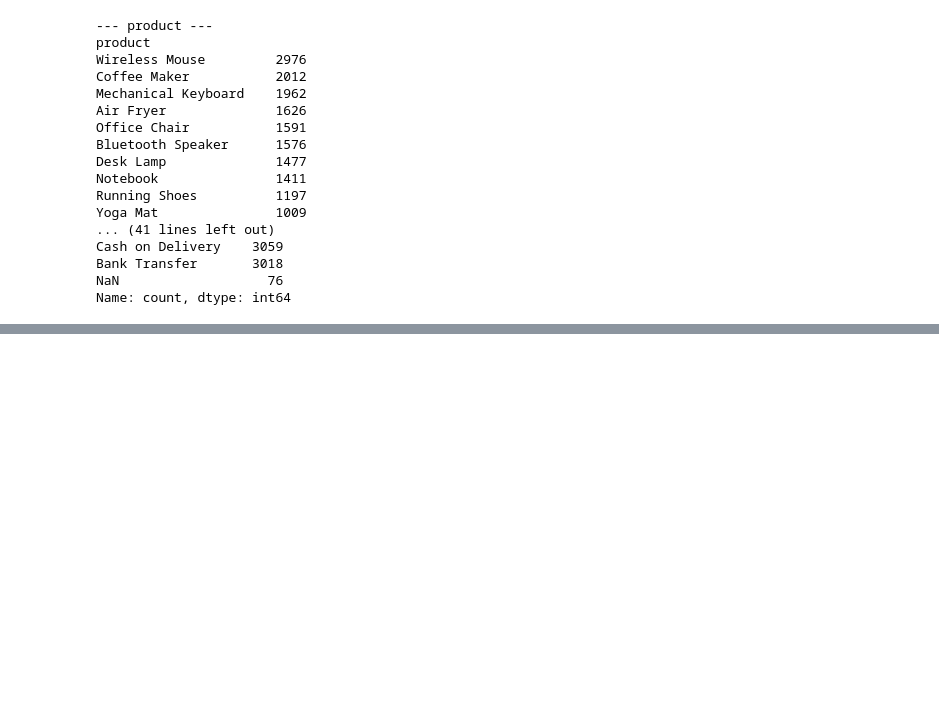
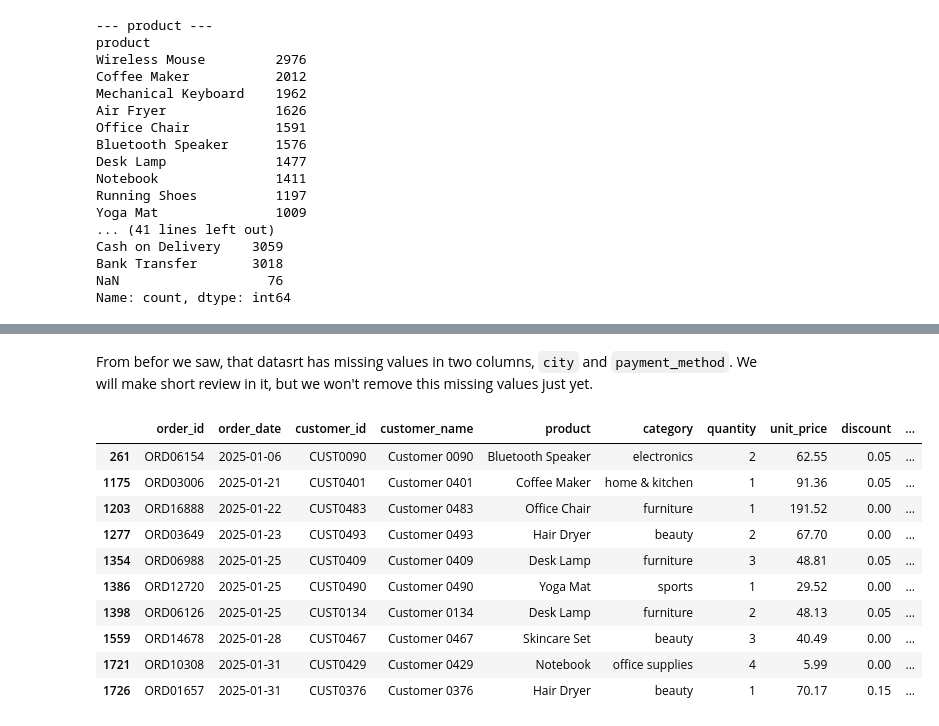
Before and after one commit to majaVtech/business-sales-analysis, a Jupyter notebook: Notebooks/01_sales_analysisipynb.ipynb, the cells around one changed output, grey strips where cells are left out. Drawn from its saved outputs; the diff is of its cells as text; code cells hidden in the pictures; blank space fills up the shorter version.

```diff
--- a/Notebooks/01_sales_analysisipynb.ipynb
+++ b/Notebooks/01_sales_analysisipynb.ipynb
@@ -94,0 +193,7 @@ Name: count, dtype: int64
+# %%
+negative_quantity_rows = df[df['quantity'] < 0]
+print("Rows with negative quantity:")
+print(negative_quantity_rows)
+# Removing negative quantity rows
+df = df[df['quantity'] >= 0]
+print("Shape after removing negative quantity rows:", df.shape)
@@ -94,0 +220,7 @@ Name: count, dtype: int64
+# %%
+negativ_unit_price_rows = df[df['unit_price'] < 0]
+print("Rows with negative unit price:")
+print(negativ_unit_price_rows)
+# Removing negative unit price rows
+df = df[df['unit_price'] >= 0]
+print("Shape after removing negative unit price rows:", df.shape)
@@ -94,0 +245,16 @@ Name: count, dtype: int64
+# %% [markdown]
+From befor we saw, that datasrt has missing values in two columns, `city` and `payment_method`. We will make short review in it, but we won't remove this missing values just yet.
+# %%
+df[df["city"].isna()].head(10)
+# %% [output]
+|  | order_id | order_date | customer_id | customer_name | product | category | quantity | unit_price | discount | ... |
+| 261 | ORD06154 | 2025-01-06 | CUST0090 | Customer 0090 | Bluetooth Speaker | electronics | 2 | 62.55 | 0.05 | ... |
+| 1175 | ORD03006 | 2025-01-21 | CUST0401 | Customer 0401 | Coffee Maker | home & kitchen | 1 | 91.36 | 0.05 | ... |
+| 1203 | ORD16888 | 2025-01-22 | CUST0483 | Customer 0483 | Office Chair | furniture | 1 | 191.52 | 0.00 | ... |
+| 1277 | ORD03649 | 2025-01-23 | CUST0493 | Customer 0493 | Hair Dryer | beauty | 2 | 67.70 | 0.00 | ... |
+| 1354 | ORD06988 | 2025-01-25 | CUST0409 | Customer 0409 | Desk Lamp | furniture | 3 | 48.81 | 0.05 | ... |
+| 1386 | ORD12720 | 2025-01-25 | CUST0490 | Customer 0490 | Yoga Mat | sports | 1 | 29.52 | 0.00 | ... |
+| 1398 | ORD06126 | 2025-01-25 | CUST0134 | Customer 0134 | Desk Lamp | furniture | 2 | 48.13 | 0.05 | ... |
+| 1559 | ORD14678 | 2025-01-28 | CUST0467 | Customer 0467 | Skincare Set | beauty | 3 | 40.49 | 0.00 | ... |
+| 1721 | ORD10308 | 2025-01-31 | CUST0429 | Customer 0429 | Notebook | office supplies | 4 | 5.99 | 0.00 | ... |
+| 1726 | ORD01657 | 2025-01-31 | CUST0376 | Customer 0376 | Hair Dryer | beauty | 1 | 70.17 | 0.15 | ... |
```
Also changed, not shown: parts of 23 cells of this notebook.
